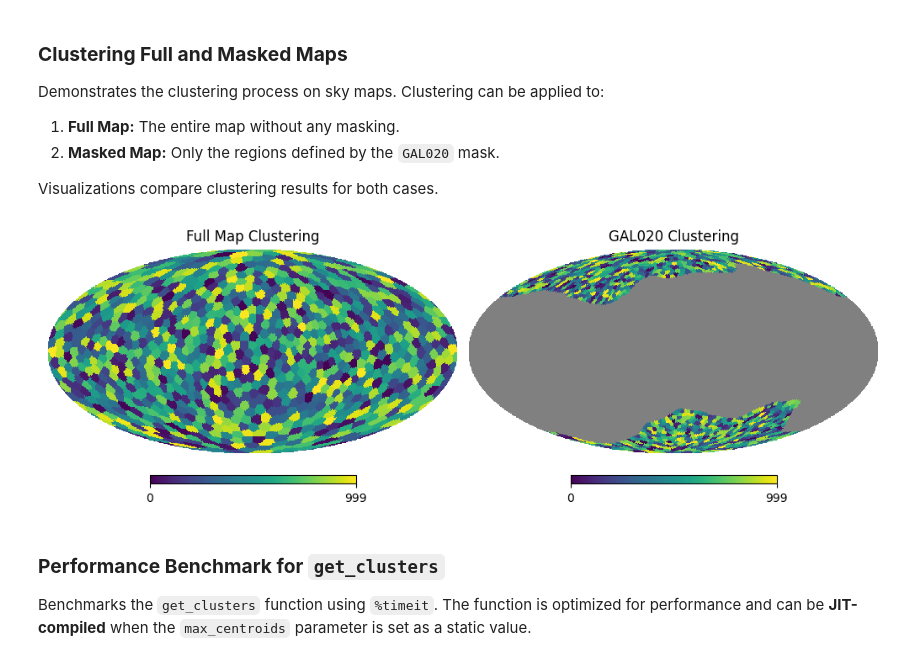
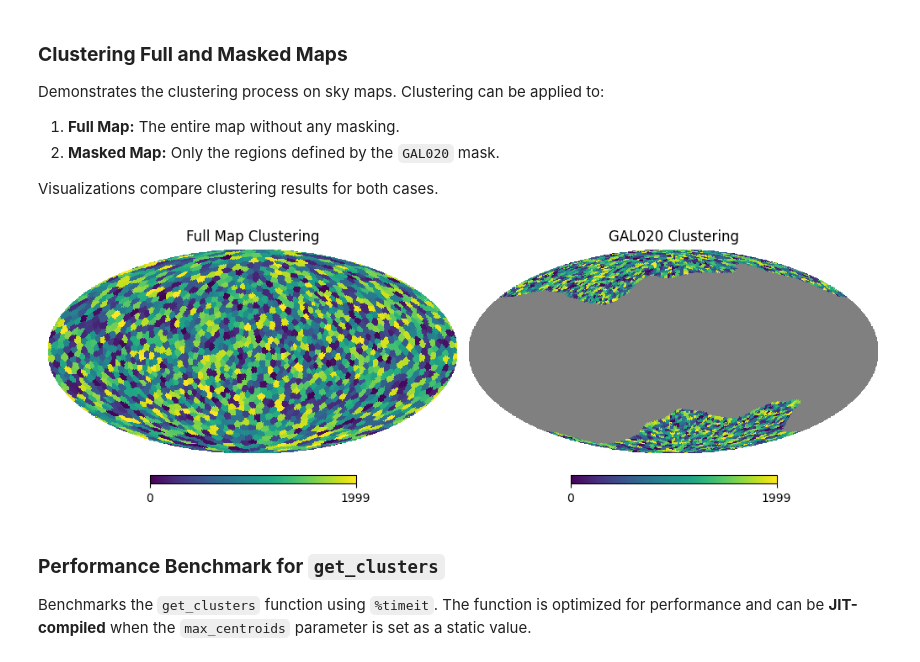
Before and after one commit to ASKabalan/furax-compsep-paper, a Jupyter notebook: notebooks/01_Clustering.ipynb, the cells around one changed output. Saved outputs shown, nothing was run; the diff lists cells and outputs as text; code cells hidden in the pictures.

```diff
--- a/notebooks/01_Clustering.ipynb
+++ b/notebooks/01_Clustering.ipynb
@@ -45,9 +46,9 @@ Loaded freq_maps for nside 128 from cache.
 
 Loads Planck masks (`GAL020`, `GAL040`, `GAL060`) that have been downgraded to an `nside` of 64 for compatibility with the resolution of subsequent analyses.
 # %%
-GAL020 = np.load('masks/GAL_PlanckMasks_64.npz')['GAL020']
-GAL040 = np.load('masks/GAL_PlanckMasks_64.npz')['GAL040']
-GAL060 = np.load('masks/GAL_PlanckMasks_64.npz')['GAL060']
+GAL020 = np.load('../data/masks/GAL_PlanckMasks_64.npz')['GAL020']
+GAL040 = np.load('../data/masks/GAL_PlanckMasks_64.npz')['GAL040']
+GAL060 = np.load('../data/masks/GAL_PlanckMasks_64.npz')['GAL060']
 
 figure = plt.figure(figsize=(15, 15))
 hp.mollview(GAL020, title='Mask GalPlane', sub=(1, 3, 1))
@@ -85,21 +86,21 @@ Visualizations compare clustering results for both cases.
 # %%
 mask = jnp.ones(npixels)
 indices, = jnp.where(mask == 1)
 
-full_map = get_clusters(mask,indices ,1000, jax.random.PRNGKey(0),max_centroids=1000)
+full_map = get_clusters(mask,indices ,2000, jax.random.PRNGKey(0),max_centroids=2000)
 
 indices, = jnp.where(GAL020 == 1)
-GAL020_clusters = get_clusters(GAL020,indices ,1000, jax.random.PRNGKey(0),max_centroids=1000)
+GAL020_clusters = get_clusters(GAL020,indices ,2000, jax.random.PRNGKey(0),max_centroids=2000)
 
 # Set up subplots
 fig = plt.figure(figsize=(10, 5))
 # Plot each map
 hp.mollview(full_map, title='Full Map Clustering', sub=(1, 2, 1) , bgcolor=(1.0, ) * 4 )
 hp.mollview(GAL020_clusters, title='GAL020 Clustering', sub=(1, 2, 2) , bgcolor=(1.0, ) * 4 )
 # Display the plot
 plt.show()
 # %% [output]
-[figure, old version]
+[figure, new version]
 # %% [markdown]
 ### **Performance Benchmark for `get_clusters`**
 
```
Also changed, not shown: parts of 9 cells of this notebook, 12 other files.
